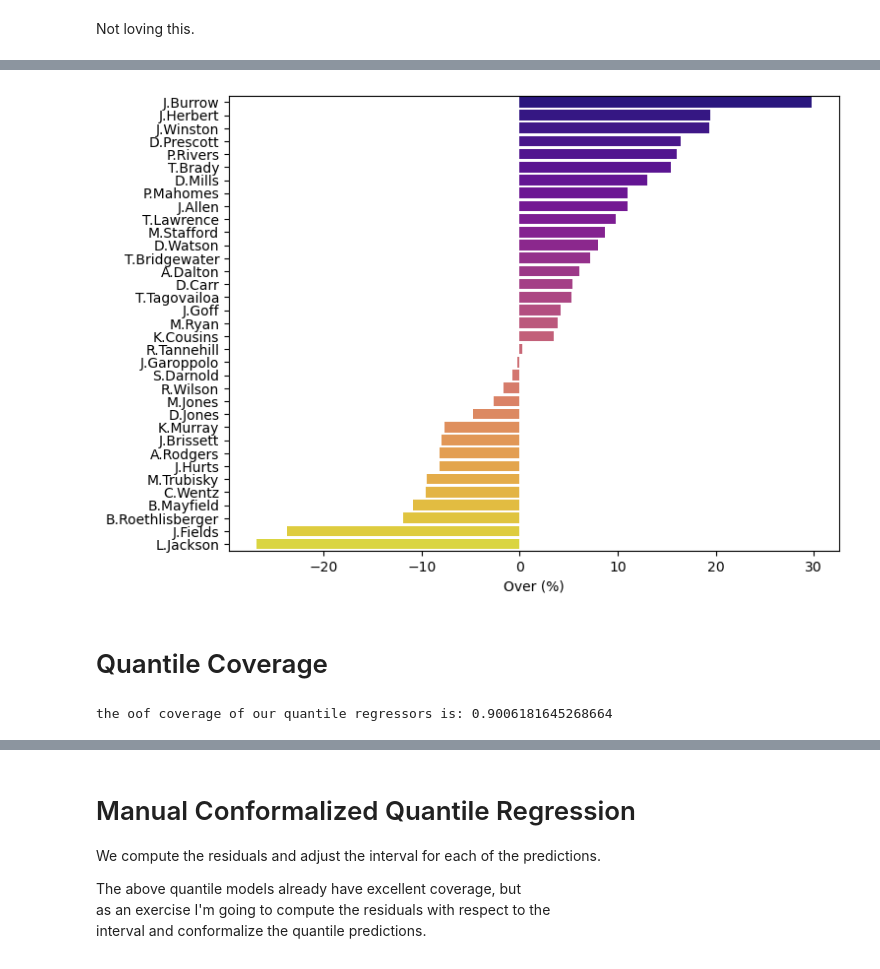
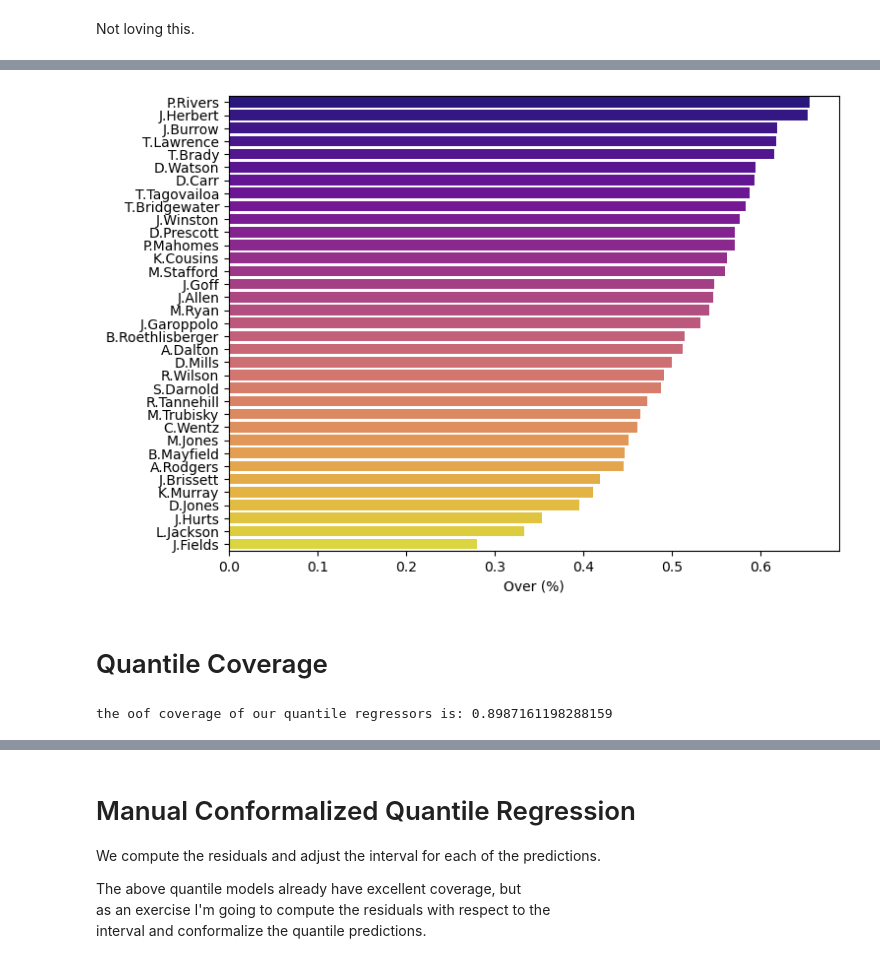
Before and after one commit to yaobviously/nfl_project, a Jupyter notebook: notebooks/passing_yards_model.ipynb, the cells around one changed output, grey strips where cells are left out. Saved outputs shown, nothing was run; the diff lists cells and outputs as text; code cells hidden in the pictures.

```diff
--- a/notebooks/passing_yards_model.ipynb
+++ b/notebooks/passing_yards_model.ipynb
@@ -659,3 +684,7 @@ huber MSE: 5166.9345
+# %%
+huber_preds = pipeline_huber.predict(X_test)
+starters['og_model_pred'] = 0
+starters.loc[starters.index.isin(X_test.index), 'og_model_pred'] = huber_preds
 # %% [markdown]
 We do alright on the test set when we train up to ~2021 and predict
 on the next few seasons, but we can easily improve upon this
@@ -676,5 +705,3 @@ seasons = starters['season'].values
 players = starters['player_id'].values
 starters['season_week'] = starters['season'].astype(str) + '_' + starters['week'].astype(str)
 unique_weeks = starters['season_week'].unique()
-
-starters = pd.get_dummies(starters, columns=['week', 'season', 'player_id']).copy()
@@ -694,3 +708,11 @@ feature_columns = feature_columns + player_id_columns
+# %%
+numeric_columns = ['adj_ewm_passing_yards', 'adj_ewm_passing_attempts', 'wind', 'temp',
+                   'total_line', 'team_spread', 'adj_def_ewm_py',
+                   'local_trend_ewm25', 'ewm_interceptions', 'adj_ewm_py_per_att']
+
+category_columns = ['week', 'player_id', 'season']
+
+feature_columns = category_columns + numeric_columns
 # %%
 from sklearn.compose import ColumnTransformer
 from sklearn.linear_model import ElasticNetCV
@@ -719,10 +742,15 @@ for year_week in range(50, len(unique_weeks) - 1):
     df_['temp'] = df_['temp'].fillna(72)
     df_['week_squared'] = df_['week'] ** 2
 
+    cat_encoder = OneHotEncoder(min_frequency=6, handle_unknown='infrequent_if_exist')
+
     preprocessor = ColumnTransformer(
         transformers=[
-            ('num', StandardScaler(), numeric_columns)
+            ('num', StandardScaler(), numeric_columns),
+            ('cat', cat_encoder, category_columns)
         ], remainder='passthrough')
+
+
 
     model_ = Pipeline(steps=[('preprocessor', preprocessor),
                              ('model', RidgeCV(alphas=[10, 100, 200, 500, 1000]))])
@@ -923,36 +962,35 @@ plt.show()
 # %%
 MIN_GAMES = 25
 
-no_zero['over_ewm'] = (no_zero['passing_yards'] > no_zero['adj_ewm_passing_yards']).astype(int)
+no_zero['ensemble_preds'] = oof
+no_zero['ensemble_residual'] = no_zero['passing_yards'] - no_zero['ensemble_preds']
 
 players_with_15_rows = no_zero['player_name'].value_counts() >= MIN_GAMES
 player_names_to_keep = players_with_15_rows[players_with_15_rows].index
 filtered_df = no_zero[no_zero['player_name'].isin(player_names_to_keep)]
 player_overs = (
     filtered_df
-    .groupby('player_name')['ensemble_residual']
+    .groupby('player_name')['over']
     .mean()
     .sort_values(ascending=False)
     .reset_index()
 )
 
 fig, ax = plt.subplots(figsize=(8,6))
 
-sns.barplot(x='ensemble_residual', y='player_name', data=player_overs, orient='h', palette='plasma')
+sns.barplot(x='over', y='player_name', data=player_overs, orient='h', palette='plasma')
 
 plt.ylabel('')
 plt.xlabel('Over (%)')
 plt.show()
 # %% [output]
-[figure, old version]
+[figure, new version]
 # %% [markdown]
 # Quantile Coverage
 # %%
 # now we'll look at the other quantiles, mostly for fun.
 # i don't think there are any alt-lines for QB passing yards.
 
-no_zero['ensemble_preds'] = oof
-no_zero['ensemble_residual'] = no_zero['passing_yards'] - no_zero['ensemble_preds']
 no_zero['q95'] = oof_95
 no_zero['q5'] = oof_5
 no_zero['inside'] = np.where(no_zero['passing_yards'].between(no_zero['q5'], no_zero['q95']), 1, 0)
@@ -961,7 +999,7 @@ print("the oof coverage of our quantile regressors is:", no_zero['inside'].mean(
 
 no_zero['width'] = no_zero['q95'] - no_zero['q5']
 # %% [output]
-the oof coverage of our quantile regressors is: 0.9006181645268664
+the oof coverage of our quantile regressors is: 0.8987161198288159
 # %%
 from scipy.stats import ttest_1samp
 
```
Also changed, not shown: parts of 24 cells of this notebook.
